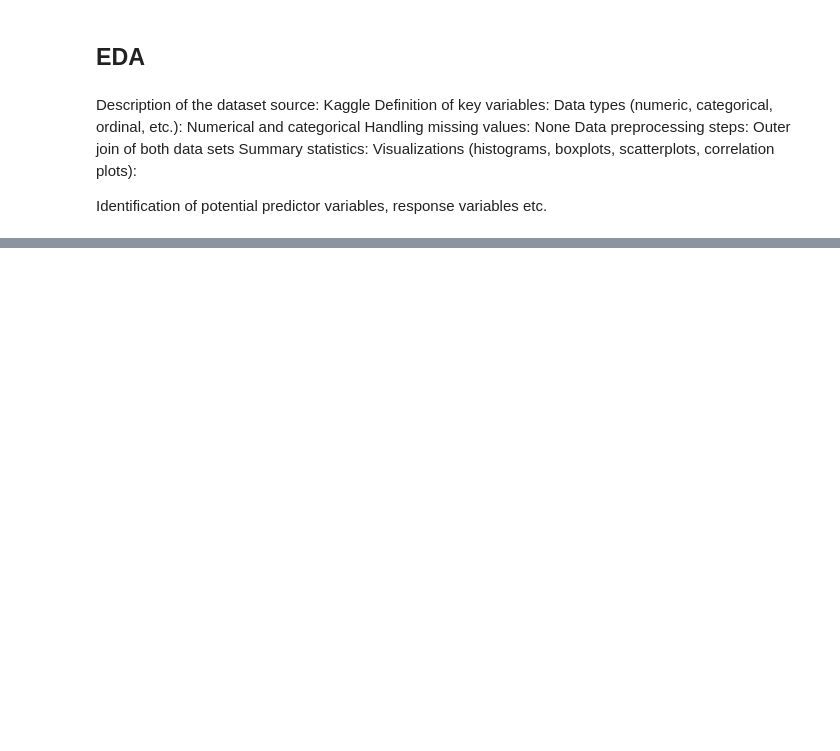
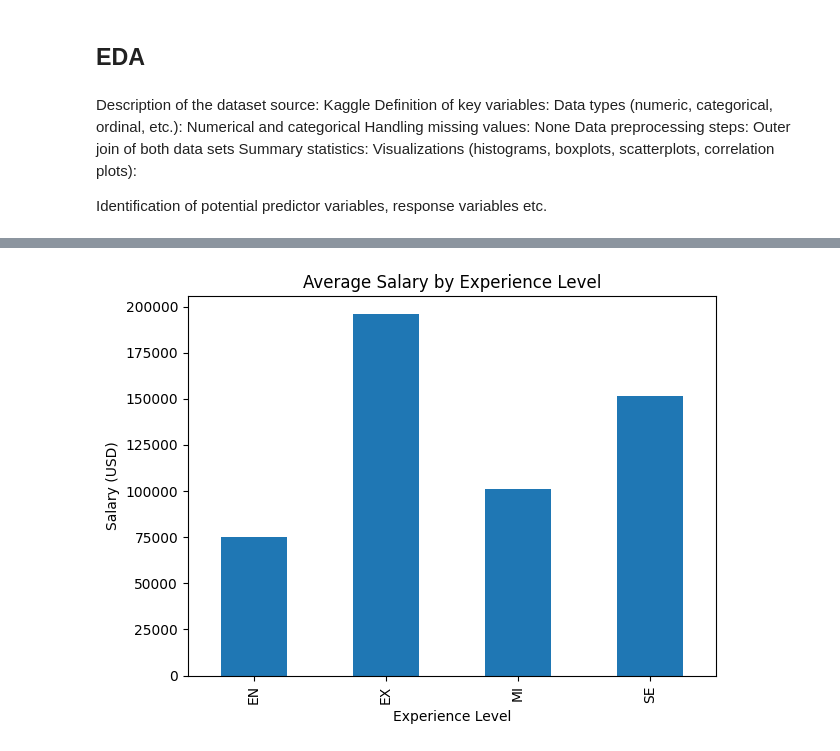
Before and after one commit to porhay007/GROUP-PROJECT-2-DATA-5322, a Jupyter notebook: template (1).ipynb, the cells around one changed output, grey strips where cells are left out. Cells and saved outputs as stored; diff of their text form; code cells hidden in the pictures; blank space fills up the shorter version.

```diff
--- a/template (1).ipynb
+++ b/template (1).ipynb
@@ -27,0 +82,11 @@ etc.
+# %%
+# Plot 3: Salary by Experience Level
+plt.figure()
+df.groupby('experience_level')['salary_in_usd'].mean().plot(kind='bar')
+plt.title('Average Salary by Experience Level')
+plt.xlabel('Experience Level')
+plt.ylabel('Salary (USD)')
+plt.tight_layout()
+plt.show()
+# %% [output]
+[figure, added]
```
Also changed, not shown: parts of 10 cells of this notebook.
